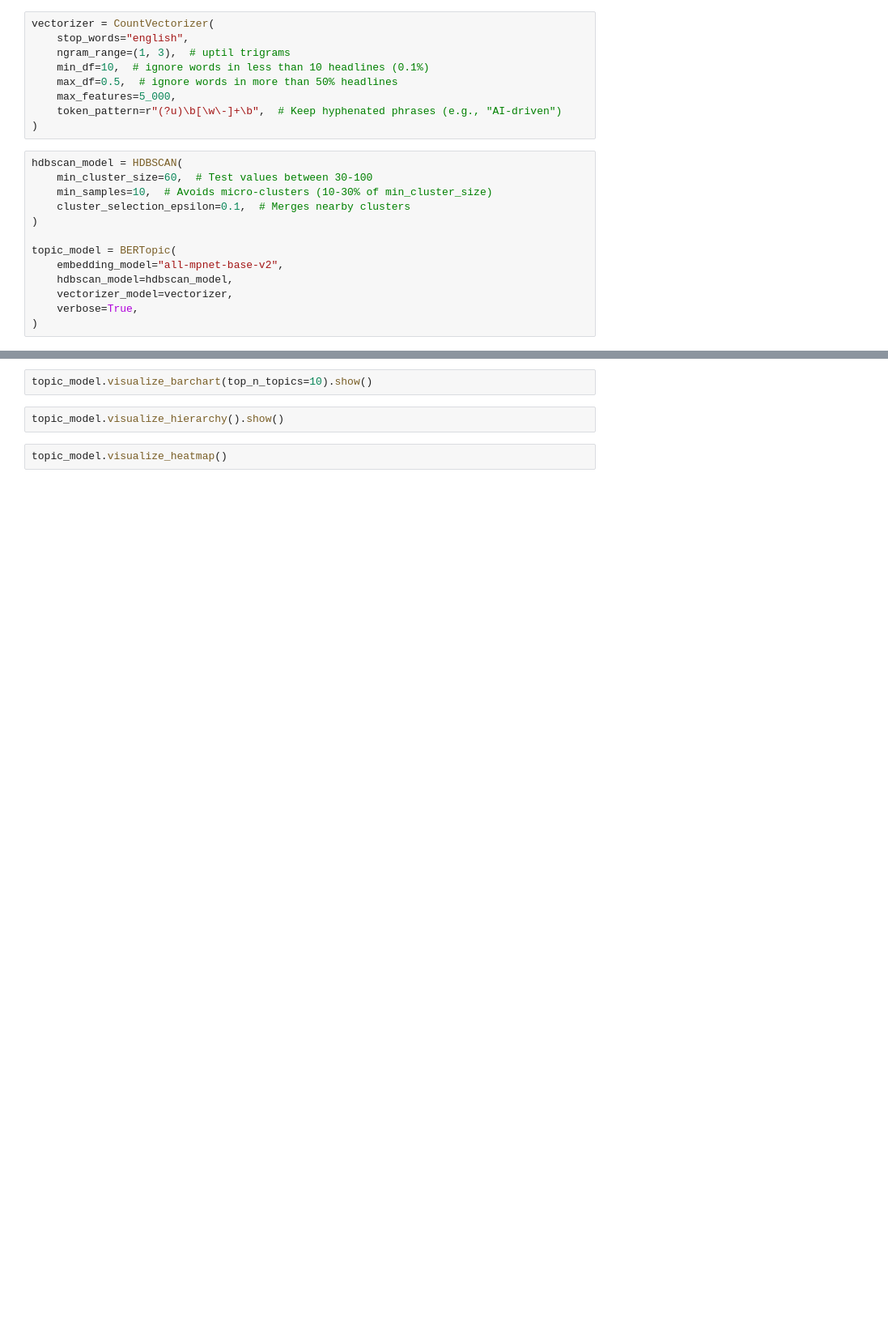
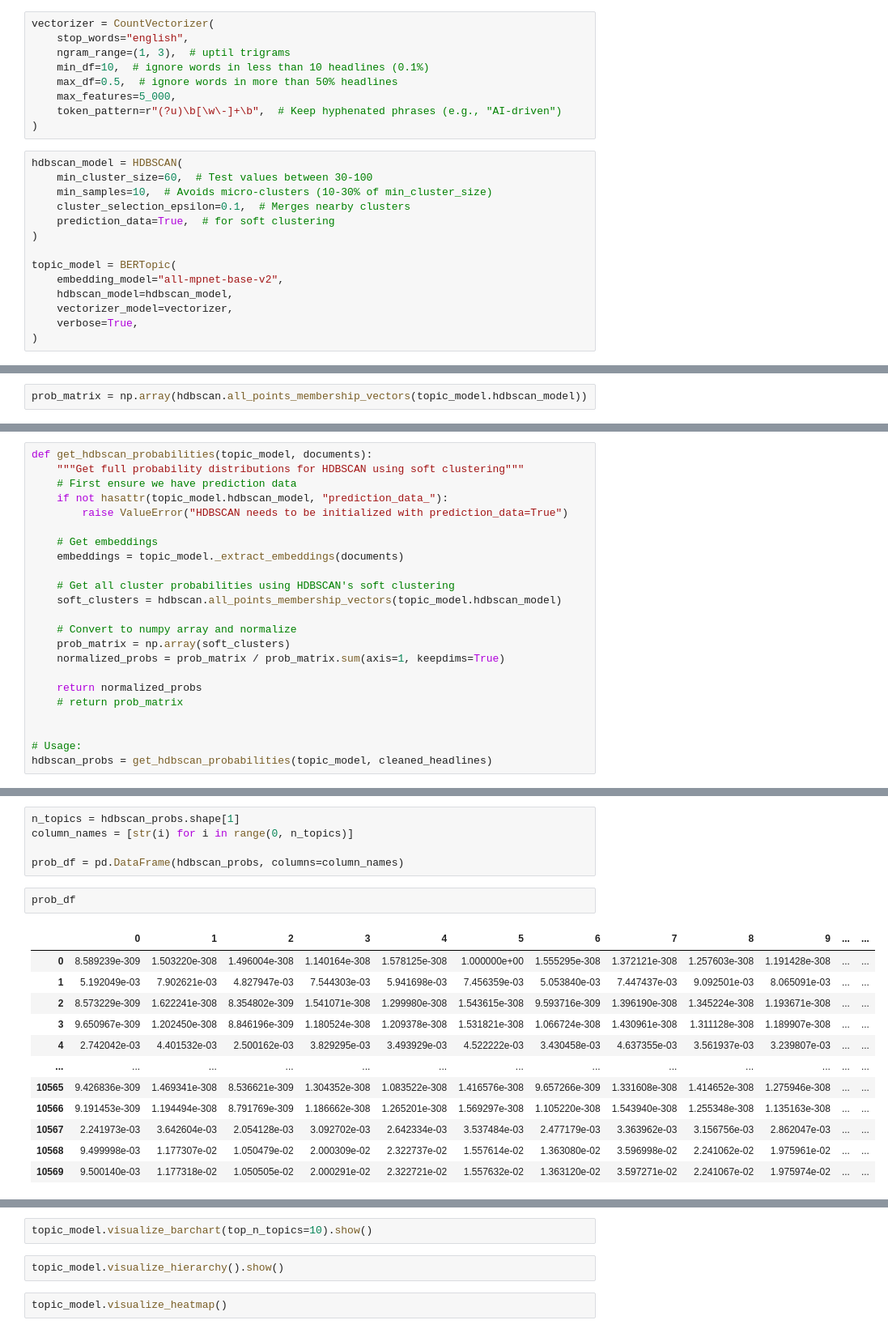
Before and after one commit to visheshgupta19/IDS_705_Final_Project, a Jupyter notebook: bertopic_2v.ipynb, the cells around one changed output, grey strips where cells are left out. Shown at 81% size. Cells and saved outputs as stored; diff of their text form; blank space fills up the shorter version.

Commit message:
probabailities for topics and matching

```diff
--- a/bertopic_2v.ipynb
+++ b/bertopic_2v.ipynb
@@ -67,6 +70,7 @@ hdbscan_model = HDBSCAN(
     min_cluster_size=60,  # Test values between 30-100
     min_samples=10,  # Avoids micro-clusters (10-30% of min_cluster_size)
     cluster_selection_epsilon=0.1,  # Merges nearby clusters
+    prediction_data=True,  # for soft clustering
 )
 
 topic_model = BERTopic(
@@ -108,0 +102,2 @@ cleaned_headlines
+# %%
+prob_matrix = np.array(hdbscan.all_points_membership_vectors(topic_model.hdbscan_model))
@@ -108,0 +134,23 @@ cleaned_headlines
+# %%
+def get_hdbscan_probabilities(topic_model, documents):
+    """Get full probability distributions for HDBSCAN using soft clustering"""
+    # First ensure we have prediction data
+    if not hasattr(topic_model.hdbscan_model, "prediction_data_"):
+        raise ValueError("HDBSCAN needs to be initialized with prediction_data=True")
+
+    # Get embeddings
+    embeddings = topic_model._extract_embeddings(documents)
+
+    # Get all cluster probabilities using HDBSCAN's soft clustering
+    soft_clusters = hdbscan.all_points_membership_vectors(topic_model.hdbscan_model)
+
+    # Convert to numpy array and normalize
+    prob_matrix = np.array(soft_clusters)
+    normalized_probs = prob_matrix / prob_matrix.sum(axis=1, keepdims=True)
+
+    return normalized_probs
+    # return prob_matrix
+
+
+# Usage:
+hdbscan_probs = get_hdbscan_probabilities(topic_model, cleaned_headlines)
@@ -108,0 +181,20 @@ cleaned_headlines
+# %%
+n_topics = hdbscan_probs.shape[1]
+column_names = [str(i) for i in range(0, n_topics)]
+
+prob_df = pd.DataFrame(hdbscan_probs, columns=column_names)
+# %%
+prob_df
+# %% [output]
+|  | 0 | 1 | 2 | 3 | 4 | 5 | 6 | 7 | 8 | 9 | ... | ... |
+| 0 | 8.589239e-309 | 1.503220e-308 | 1.496004e-308 | 1.140164e-308 | 1.578125e-308 | 1.000000e+00 | 1.555295e-308 | 1.372121e-308 | 1.257603e-308 | 1.191428e-308 | ... | ... |
+| 1 | 5.192049e-03 | 7.902621e-03 | 4.827947e-03 | 7.544303e-03 | 5.941698e-03 | 7.456359e-03 | 5.053840e-03 | 7.447437e-03 | 9.092501e-03 | 8.065091e-03 | ... | ... |
+| 2 | 8.573229e-309 | 1.622241e-308 | 8.354802e-309 | 1.541071e-308 | 1.299980e-308 | 1.543615e-308 | 9.593716e-309 | 1.396190e-308 | 1.345224e-308 | 1.193671e-308 | ... | ... |
+| 3 | 9.650967e-309 | 1.202450e-308 | 8.846196e-309 | 1.180524e-308 | 1.209378e-308 | 1.531821e-308 | 1.066724e-308 | 1.430961e-308 | 1.311128e-308 | 1.189907e-308 | ... | ... |
+| 4 | 2.742042e-03 | 4.401532e-03 | 2.500162e-03 | 3.829295e-03 | 3.493929e-03 | 4.522222e-03 | 3.430458e-03 | 4.637355e-03 | 3.561937e-03 | 3.239807e-03 | ... | ... |
+| ... | ... | ... | ... | ... | ... | ... | ... | ... | ... | ... | ... | ... |
+| 10565 | 9.426836e-309 | 1.469341e-308 | 8.536621e-309 | 1.304352e-308 | 1.083522e-308 | 1.416576e-308 | 9.657266e-309 | 1.331608e-308 | 1.414652e-308 | 1.275946e-308 | ... | ... |
+| 10566 | 9.191453e-309 | 1.194494e-308 | 8.791769e-309 | 1.186662e-308 | 1.265201e-308 | 1.569297e-308 | 1.105220e-308 | 1.543940e-308 | 1.255348e-308 | 1.135163e-308 | ... | ... |
+| 10567 | 2.241973e-03 | 3.642604e-03 | 2.054128e-03 | 3.092702e-03 | 2.642334e-03 | 3.537484e-03 | 2.477179e-03 | 3.363962e-03 | 3.156756e-03 | 2.862047e-03 | ... | ... |
+| 10568 | 9.499998e-03 | 1.177307e-02 | 1.050479e-02 | 2.000309e-02 | 2.322737e-02 | 1.557614e-02 | 1.363080e-02 | 3.596998e-02 | 2.241062e-02 | 1.975961e-02 | ... | ... |
+| 10569 | 9.500140e-03 | 1.177318e-02 | 1.050505e-02 | 2.000291e-02 | 2.322721e-02 | 1.557632e-02 | 1.363120e-02 | 3.597271e-02 | 2.241067e-02 | 1.975974e-02 | ... | ... |
```
Also changed, not shown: parts of 39 cells of this notebook.
